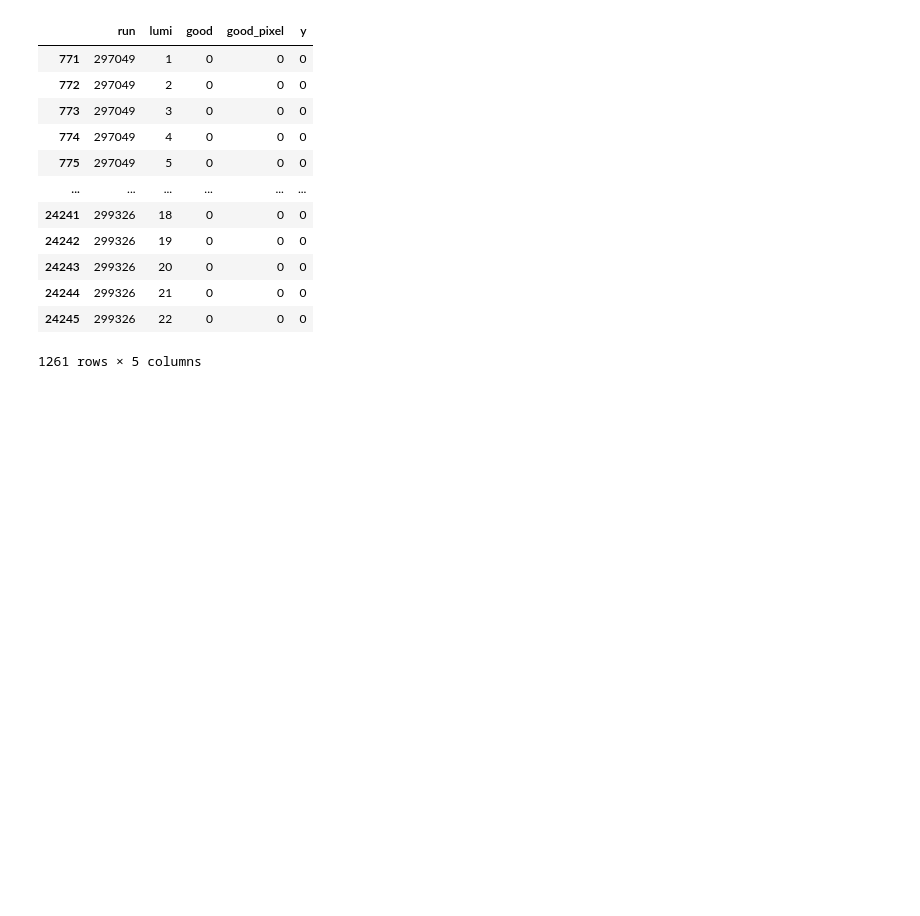
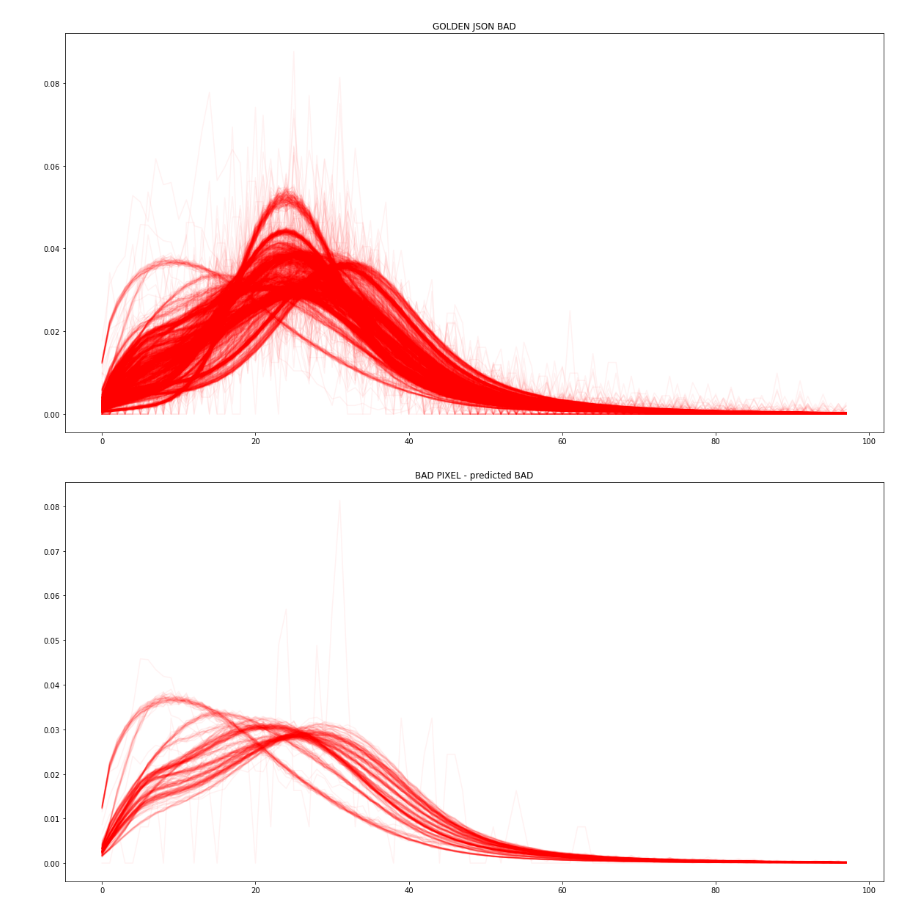
Before and after one commit to mantydze/ml4dqm-ul, a Jupyter notebook: ZeroBias2017B/scripts/src/evaluate.ipynb, the cells around one changed output. Cells and saved outputs as stored; diff of their text form; code cells hidden in the pictures; blank space fills up the shorter version.

```diff
--- a/ZeroBias2017B/scripts/src/evaluate.ipynb
+++ b/ZeroBias2017B/scripts/src/evaluate.ipynb
@@ -16,17 +58,11 @@ df_orig = pd.read_csv(df_orig_path)
+# %%
+# Golden JSON BAD
+plot(df_orig[df_orig['good']==0], 'red', "GOLDEN JSON BAD")
+# %% [output]
+[figure, added]
 # %%
+# BAD pixel match predicted
 bmatch = df_train[(df_train["good_pixel"]==0) & (df_train["y"]==0)]
-bmatch[['run', 'lumi', "good", "good_pixel", "y"]]
+plot(bmatch, 'red', "BAD PIXEL - predicted BAD")
 # %% [output]
-|  | run | lumi | good | good_pixel | y |
-| 771 | 297049 | 1 | 0 | 0 | 0 |
-| 772 | 297049 | 2 | 0 | 0 | 0 |
-| 773 | 297049 | 3 | 0 | 0 | 0 |
-| 774 | 297049 | 4 | 0 | 0 | 0 |
-| 775 | 297049 | 5 | 0 | 0 | 0 |
-| ... | ... | ... | ... | ... | ... |
-| 24241 | 299326 | 18 | 0 | 0 | 0 |
-| 24242 | 299326 | 19 | 0 | 0 | 0 |
-| 24243 | 299326 | 20 | 0 | 0 | 0 |
-| 24244 | 299326 | 21 | 0 | 0 | 0 |
-| 24245 | 299326 | 22 | 0 | 0 | 0 |
-1261 rows × 5 columns
+[figure, added]
```
Also changed, not shown: parts of 12 cells of this notebook, 11 other files.
